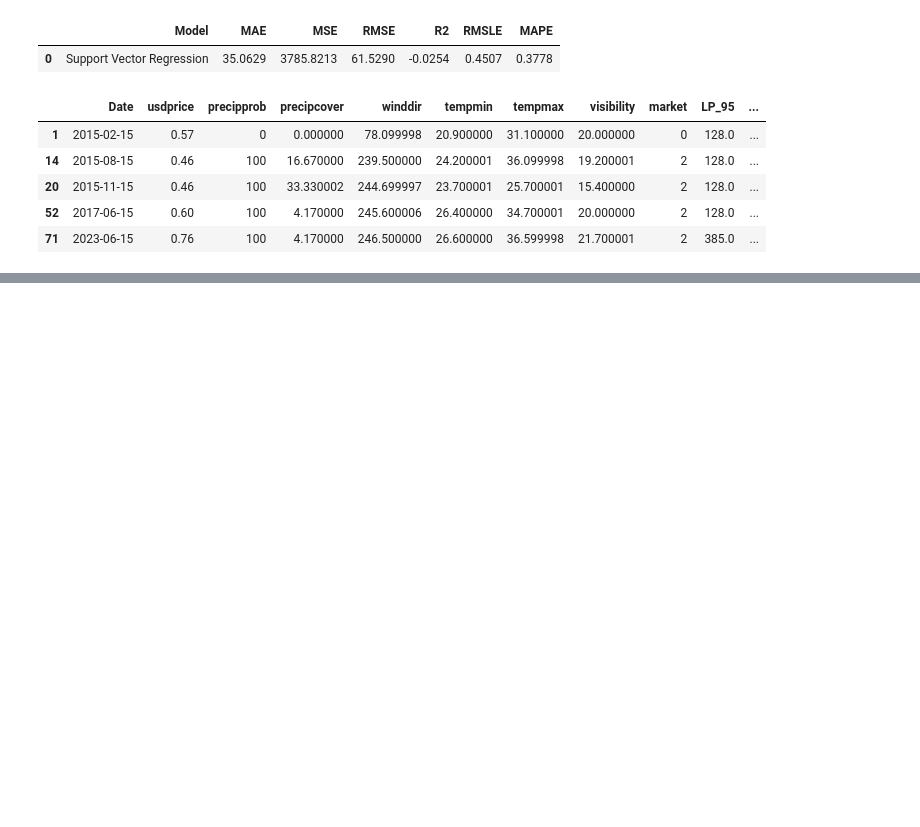
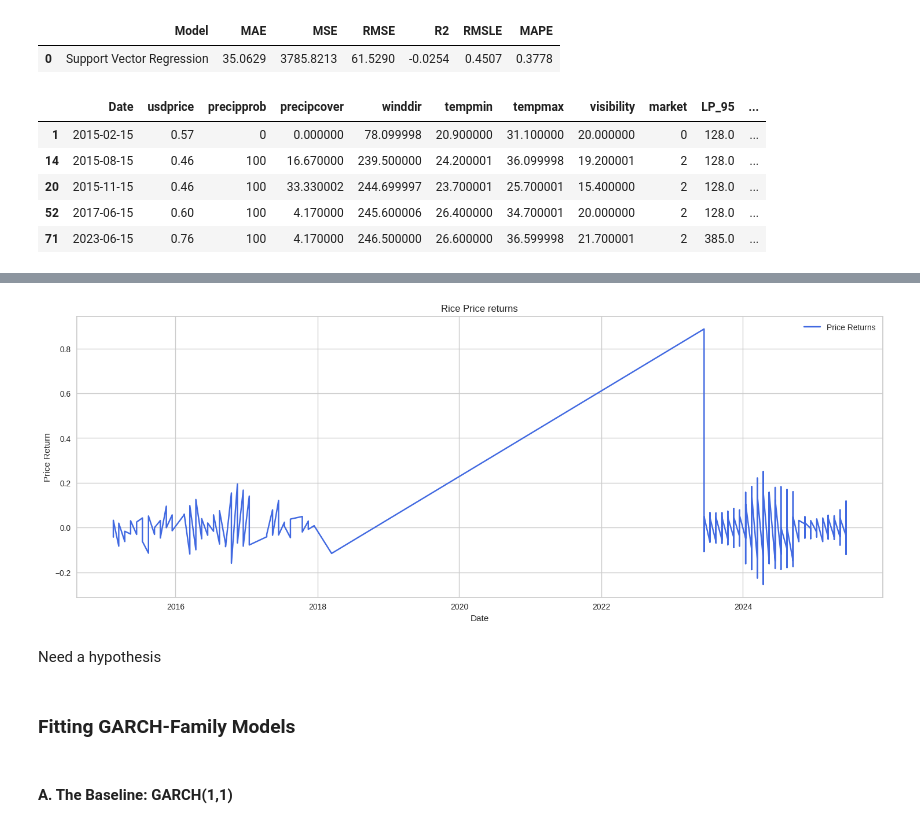
Before and after one commit to DVIlangamge/FYP--Rice-Price-Volatility-Analysis-and-Forecasting, a Jupyter notebook: FYP_Rice_price_predictions.ipynb, the cells around one changed output, grey strips where cells are left out. Drawn from its saved outputs; the diff is of its cells as text; code cells hidden in the pictures; blank space fills up the shorter version.

```diff
--- a/FYP_Rice_price_predictions.ipynb
+++ b/FYP_Rice_price_predictions.ipynb
@@ -2352,0 +2389,9 @@ fig.show()
+# %%
+#copying data
+garch_model_df = final_data.copy()
+# %%
+# Set the 'Date' column as the new index
+garch_model_df.set_index('Date', inplace=True)
+
+# Calculating returns
+garch_model_df['price_returns'] = np.log(garch_model_df['price'] / garch_model_df['price'].shift(1))
@@ -2352,0 +2415,2 @@ fig.show()
+# %%
+garch_model_df.dropna(inplace=True)
@@ -2352,0 +2474,17 @@ fig.show()
+# %%
+# Plotting the rice price returns
+plt.figure(figsize=(16, 6))
+plt.plot(garch_model_df.index, garch_model_df['price_returns'], label='Price Returns', color='royalblue')
+plt.title('Rice Price returns')
+plt.ylabel('Price Return')
+plt.xlabel('Date')
+plt.legend()
+plt.show()
+# %% [output]
+[figure, added]
+# %% [markdown]
+Need a hypothesis
+# %% [markdown]
+### Fitting GARCH-Family Models
+# %% [markdown]
+#### A. The Baseline: GARCH(1,1)
```
Also changed, not shown: parts of 53 cells of this notebook.
